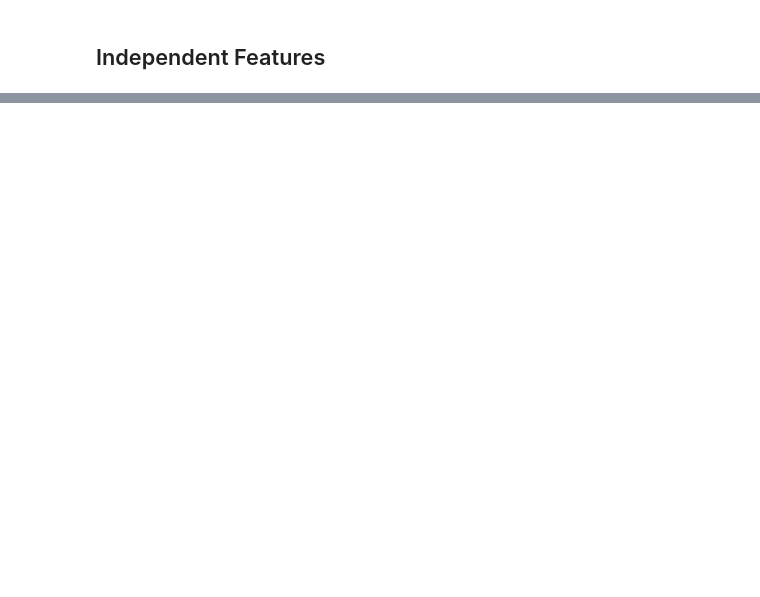
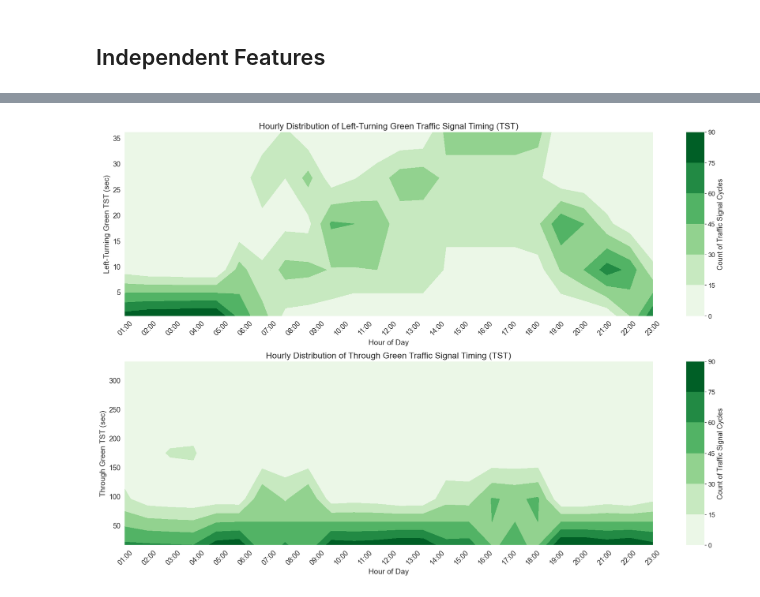
Before and after one commit to bmtazbiulhassan/signal_adjustment, a Jupyter notebook: notebook/i. data_processing.ipynb, the cells around one changed output, grey strips where cells are left out. Cells and saved outputs as stored; diff of their text form; code cells hidden in the pictures; blank space fills up the shorter version.

```diff
--- a/notebook/i. data_processing.ipynb
+++ b/notebook/i. data_processing.ipynb
@@ -661,0 +628,54 @@ plt.show()
+# %%
+# Green TST
+# Define the mapping dictionary
+dict_map = {
+    "L": "Left-Turning",
+    "T": "Through"
+}
+
+# Create subplots with (2, 1) configuration
+fig, axes = plt.subplots(2, 1, figsize=(18, 12))  # 2 rows, 1 column, shared figure size
+
+# Loop through each type of traffic signal (Left-Turning and Through)
+for idx, (k, v) in enumerate(dict_map.items()):
+    df_hourly = df.copy()
+    df_hourly = (
+        df_hourly.groupby(["signalID", "date", "hour"])
+        .agg({f"greenPhase{k}": "mean"})  # Aggregate to mean
+        .reset_index()
+    )
+
+    # Compute 2D histogram for the heatmap
+    heatmap, xedges, yedges = np.histogram2d(
+        df_hourly["hour"], df_hourly[f"greenPhase{k}"], bins=[24, 5]
+    )
+
+    # Create a contour plot in the respective subplot axis
+    contour = axes[idx].contourf(xedges[1:], yedges[:-1], heatmap.T, cmap="Greens")
+
+    # Add a colorbar for each subplot
+    cbar = fig.colorbar(contour, ax=axes[idx], shrink=1, aspect=10)
+    cbar.set_label("Count of Traffic Signal Cycles", fontsize=13)
+    cbar.ax.tick_params(labelsize=12)
+
+    # Add labels and formatting for each subplot
+    axes[idx].set_xlabel("Hour of Day", fontsize=14)
+    axes[idx].set_ylabel(f"{v} Green TST (sec)", fontsize=14)
+    axes[idx].set_title(f"Hourly Distribution of {v} Green Traffic Signal Timing (TST)", fontsize=16)
+
+    # Set custom ticks for the X-axis
+    axes[idx].set_xticks(ticks=range(24))
+    axes[idx].set_xticklabels([f"{hour:02d}:00" for hour in range(24)], rotation=45)
+    axes[idx].tick_params(axis="x", labelsize=13)
+    axes[idx].tick_params(axis="y", labelsize=13)
+
+    # Adjust Y-axis limits for better visualization
+    axes[idx].set_xlim(xedges[1], xedges[-1])
+    axes[idx].set_ylim(yedges[0], yedges[-2])
+
+
+# Adjust layout for better spacing
+plt.tight_layout()
+plt.show()
+# %% [output]
+[figure, added]
```
Also changed, not shown: parts of 63 cells of this notebook.
